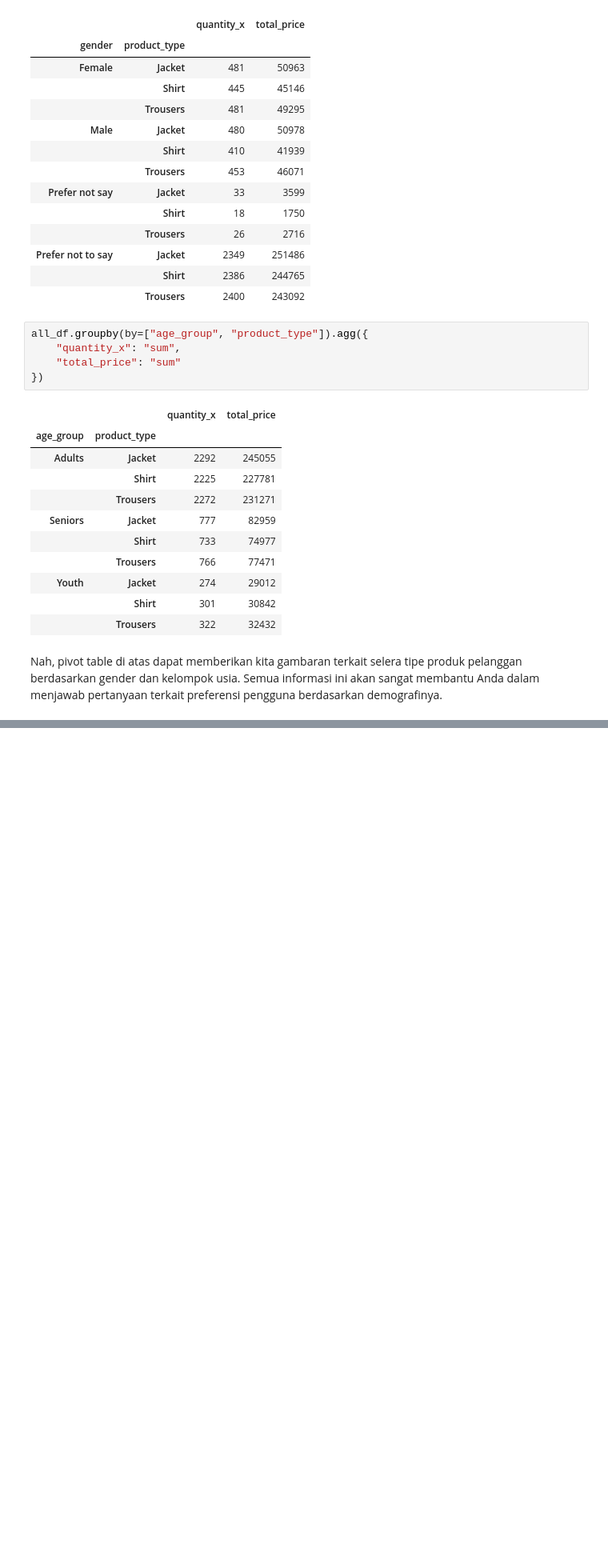
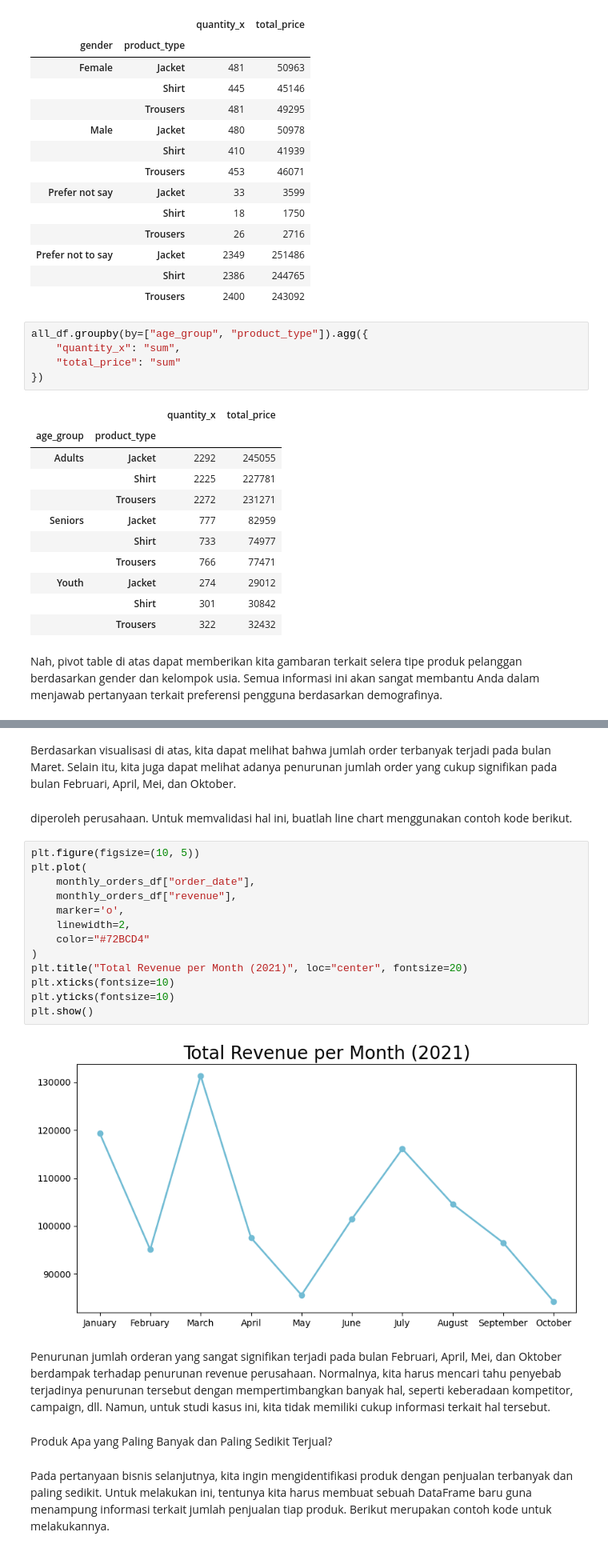
Before and after one commit to meliasyuhada/Learning_Data_Science, a Jupyter notebook: Latihan_Data_Science.ipynb, the cells around one changed output, grey strips where cells are left out. Shown: that part at 80% size. Cells and saved outputs as stored; diff of their text form; blank space fills up the shorter version.

```diff
--- a/Latihan_Data_Science.ipynb
+++ b/Latihan_Data_Science.ipynb
@@ -1116,0 +1211,29 @@ preferensi pengguna berdasarkan demografinya.
+# %% [markdown]
+Berdasarkan visualisasi di atas, kita dapat melihat bahwa jumlah order
+terbanyak terjadi pada bulan Maret. Selain itu, kita juga dapat melihat adanya
+penurunan jumlah order yang cukup signifikan pada bulan Februari, April,
+Mei, dan Oktober.
+# %% [markdown]
+diperoleh perusahaan. Untuk memvalidasi hal ini, buatlah line chart
+menggunakan contoh kode berikut.
+# %%
+plt.figure(figsize=(10, 5))
+plt.plot(
+    monthly_orders_df["order_date"],
+    monthly_orders_df["revenue"],
+    marker='o',
+    linewidth=2,
+    color="#72BCD4"
+)
+plt.title("Total Revenue per Month (2021)", loc="center", fontsize=20)
+plt.xticks(fontsize=10)
+plt.yticks(fontsize=10)
+plt.show()
+# %% [output]
+[figure, added]
+# %% [markdown]
+Penurunan jumlah orderan yang sangat signifikan terjadi pada bulan Februari, April, Mei, dan Oktober berdampak terhadap penurunan revenue perusahaan. Normalnya, kita harus mencari tahu penyebab terjadinya penurunan tersebut dengan mempertimbangkan banyak hal, seperti keberadaan kompetitor, campaign, dll. Namun, untuk studi kasus ini, kita tidak memiliki cukup informasi terkait hal tersebut.
+# %% [markdown]
+Produk Apa yang Paling Banyak dan Paling Sedikit Terjual?
+# %% [markdown]
+Pada pertanyaan bisnis selanjutnya, kita ingin mengidentifikasi produk dengan penjualan terbanyak dan paling sedikit. Untuk melakukan ini, tentunya kita harus membuat sebuah DataFrame baru guna menampung informasi terkait jumlah penjualan tiap produk. Berikut merupakan contoh kode untuk melakukannya.
```
Also changed, not shown: parts of 25 cells of this notebook.
